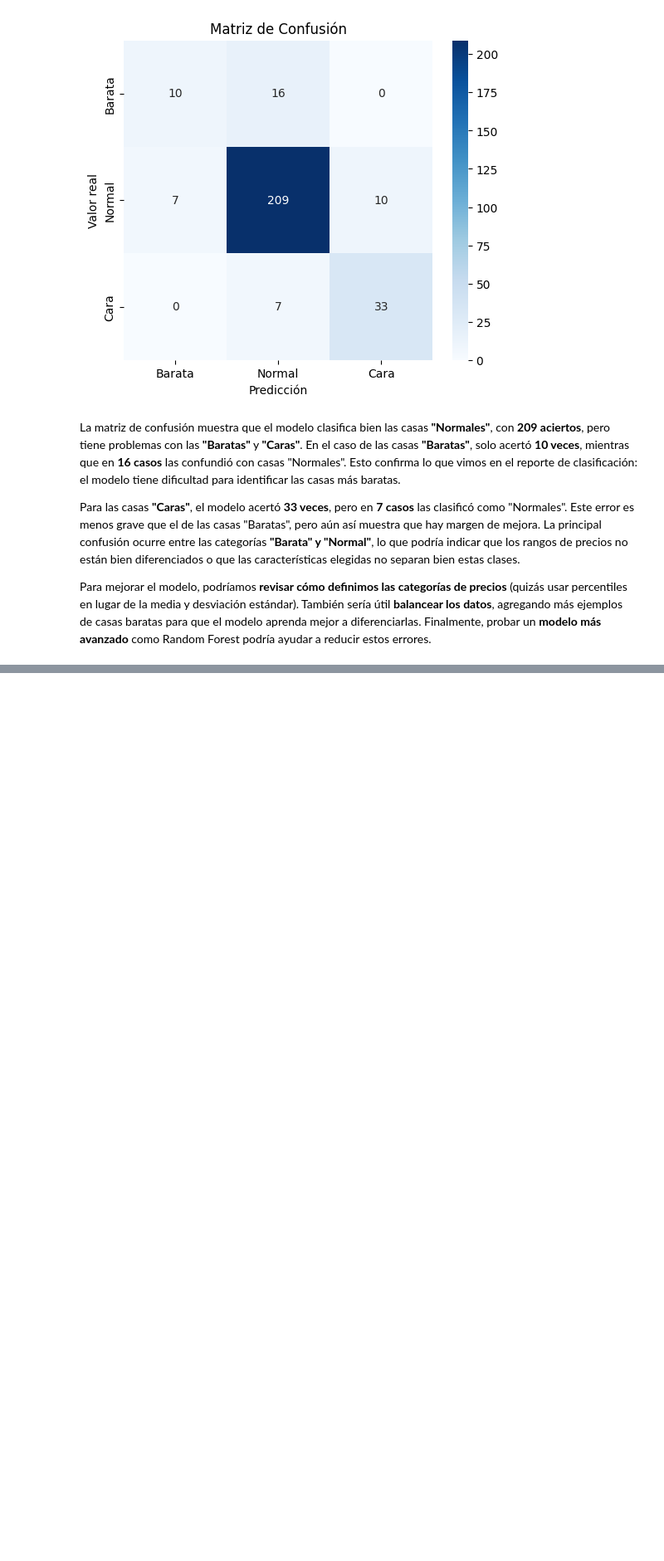
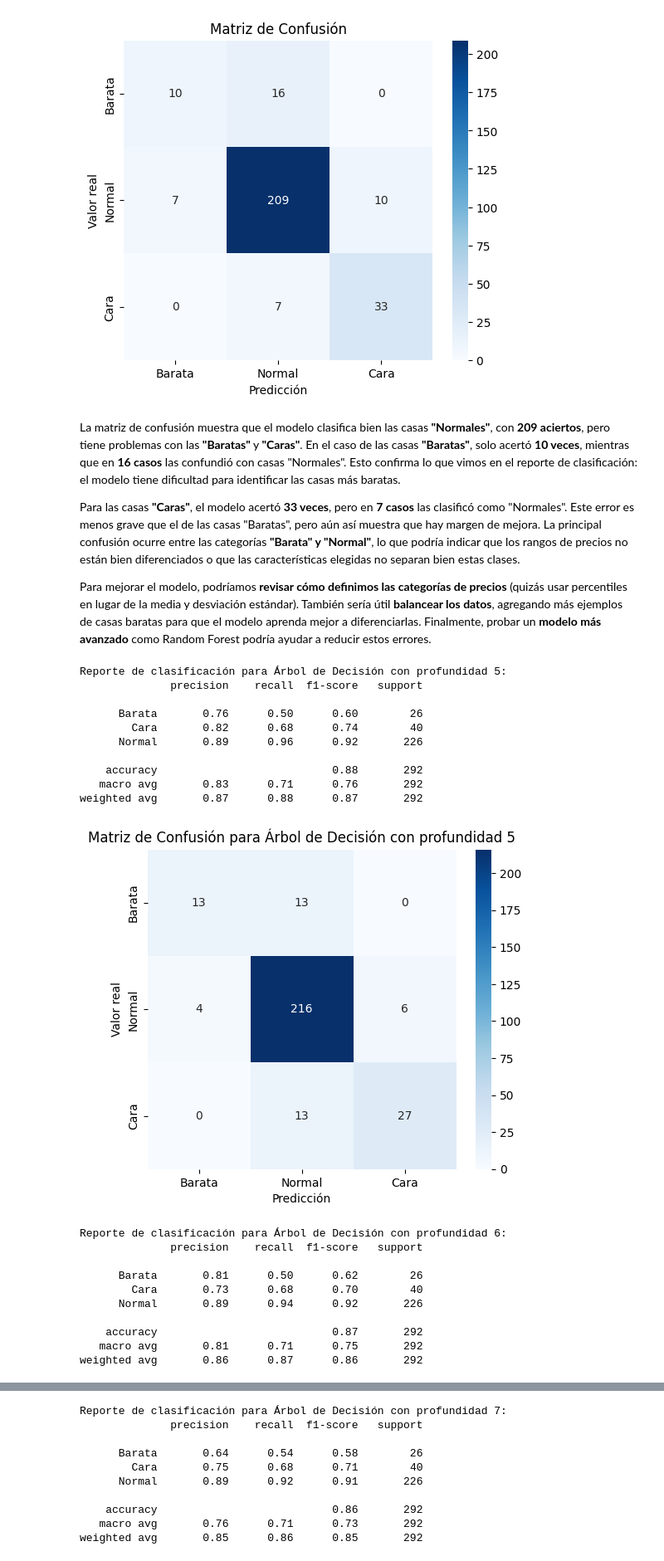
Before and after one commit to DiegoGarV/HDT4-DB2, a Jupyter notebook: clasification_tree.ipynb, the cells around one changed output, grey strips where cells are left out. Shown at 83% size. Drawn from its saved outputs; the diff is of its cells as text; code cells hidden in the pictures; blank space fills up the shorter version.

```diff
--- a/clasification_tree.ipynb
+++ b/clasification_tree.ipynb
@@ -92,9 +94,9 @@ Tamaño del set de entrenamiento: (1168, 7)
 Tamaño del set de prueba: (292, 7)
 # %%
 modelo = DecisionTreeClassifier(max_depth=4, random_state=42)
-modelo.fit(X_train, y_train)
+modelo.fit(X_test, y_test)
 
-score_train = modelo.score(X_train, y_train)
+score_train = modelo.score(X_test, y_train)
 score_test = modelo.score(X_test, y_test)
 
 print(f"Precisión en entrenamiento: {score_train:.2f}")
@@ -153,3 +155,46 @@ La matriz de confusión muestra que el modelo clasifica bien las casas **"Normal
 Para las casas **"Caras"**, el modelo acertó **33 veces**, pero en **7 casos** las clasificó como "Normales". Este error es menos grave que el de las casas "Baratas", pero aún así muestra que hay margen de mejora. La principal confusión ocurre entre las categorías **"Barata" y "Normal"**, lo que podría indicar que los rangos de precios no están bien diferenciados o que las características elegidas no separan bien estas clases.
 
 Para mejorar el modelo, podríamos **revisar cómo definimos las categorías de precios** (quizás usar percentiles en lugar de la media y desviación estándar). También sería útil **balancear los datos**, agregando más ejemplos de casas baratas para que el modelo aprenda mejor a diferenciarlas. Finalmente, probar un **modelo más avanzado** como Random Forest podría ayudar a reducir estos errores.
+# %%
+# Validación cruzada
+depth_range = [5, 6, 7, 8]
+
+for depth in depth_range:
+    modelo_dt = DecisionTreeClassifier(max_depth=depth, random_state=42)
+
+    y_pred_dt = cross_val_predict(modelo_dt, X_test, y_test, cv=10)
+
+    print(f"\nReporte de clasificación para Árbol de Decisión con profundidad {depth}:")
+    print(classification_report(y_test, y_pred_dt))
+
+    conf_matrix_dt = confusion_matrix(y_test, y_pred_dt, labels=["Barata", "Normal", "Cara"])
+
+    plt.figure(figsize=(6, 5))
+    sns.heatmap(conf_matrix_dt, annot=True, fmt="d", cmap="Blues",
+                xticklabels=["Barata", "Normal", "Cara"], yticklabels=["Barata", "Normal", "Cara"])
+    plt.xlabel("Predicción")
+    plt.ylabel("Valor real")
+    plt.title(f"Matriz de Confusión para Árbol de Decisión con profundidad {depth}")
+    plt.show()
+# %% [output]
+Reporte de clasificación para Árbol de Decisión con profundidad 5:
+              precision    recall  f1-score   support
+
+      Barata       0.76      0.50      0.60        26
+        Cara       0.82      0.68      0.74        40
+      Normal       0.89      0.96      0.92       226
+
+    accuracy                           0.88       292
+   macro avg       0.83      0.71      0.76       292
+weighted avg       0.87      0.88      0.87       292
+[figure, added]
+Reporte de clasificación para Árbol de Decisión con profundidad 6:
+              precision    recall  f1-score   support
+
+      Barata       0.81      0.50      0.62        26
+        Cara       0.73      0.68      0.70        40
+      Normal       0.89      0.94      0.92       226
+
+    accuracy                           0.87       292
+   macro avg       0.81      0.71      0.75       292
+weighted avg       0.86      0.87      0.86       292
@@ -155,0 +202,10 @@ Para mejorar el modelo, podríamos **revisar cómo definimos las categorías de
+Reporte de clasificación para Árbol de Decisión con profundidad 7:
+              precision    recall  f1-score   support
+
+      Barata       0.64      0.54      0.58        26
+        Cara       0.75      0.68      0.71        40
+      Normal       0.89      0.92      0.91       226
+
+    accuracy                           0.86       292
+   macro avg       0.76      0.71      0.73       292
+weighted avg       0.85      0.86      0.85       292
```
Also changed, not shown: parts of 5 cells of this notebook.
